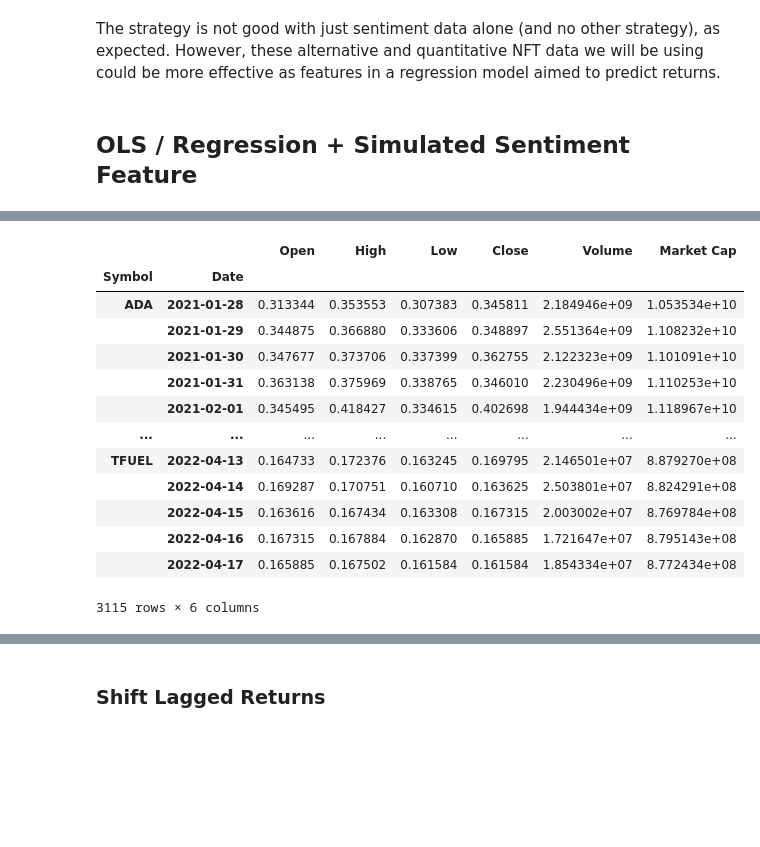
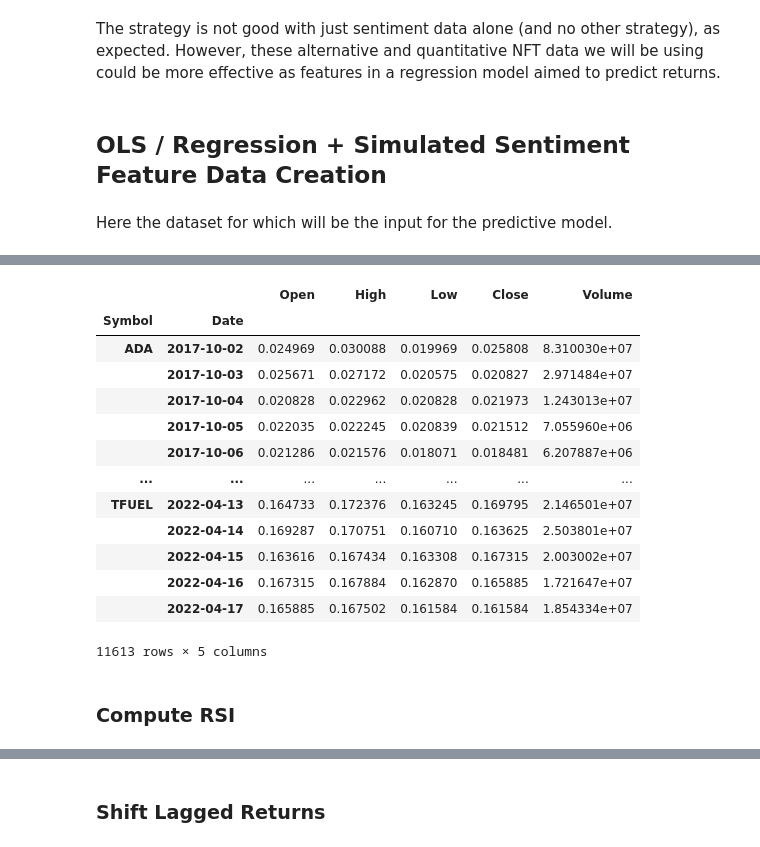
Before and after one commit to amicha02/ape_mining, a Jupyter notebook: notebooks/2.0-mw-pipeline-test.ipynb, the cells around one changed output, grey strips where cells are left out. Drawn from its saved outputs; the diff is of its cells as text; code cells hidden in the pictures; blank space fills up the shorter version.

```diff
--- a/notebooks/2.0-mw-pipeline-test.ipynb
+++ b/notebooks/2.0-mw-pipeline-test.ipynb
@@ -270,7 +271,9 @@ ConversionError: Failed to convert value(s) to axis units: (NaT, Timestamp('2022
 # %% [markdown]
 The strategy is not good with just sentiment data alone (and no other strategy), as expected. However, these alternative and quantitative NFT data we will be using could be more effective as features in a regression model aimed to predict returns.
 # %% [markdown]
-## OLS / Regression + Simulated Sentiment Feature
+## OLS / Regression + Simulated Sentiment Feature Data Creation
+# %% [markdown]
+Here the dataset for which will be the input for the predictive model.
 # %%
 from sklearn.linear_model import LinearRegression
 from sklearn.model_selection import train_test_split
@@ -298,20 +301,23 @@ uni_df.loc[pd.IndexSlice[:, "2021-01-28"],:]
 | SOL | 2021-01-28 | 3.693176 | 3.936221 | 3.612791 | 3.829965 | 8.383889e+07 | 9.958197e+08 |
 | TFUEL | 2021-01-28 | 0.029300 | 0.031066 | 0.029058 | 0.029370 | 1.171442e+07 | 1.573075e+08 |
 # %%
-uni_prices = uni_df.loc[pd.IndexSlice[:, "2021-01-28":],:]
+#uni_prices = uni_df.loc[pd.IndexSlice[:, "2021-01-28":],:]
+uni_prices = uni_df.drop('Market Cap', axis=1)
 uni_prices
 # %% [output]
-|  |  | Open | High | Low | Close | Volume | Market Cap |
-| Symbol | Date |  |  |  |  |  |  |
-| ADA | 2021-01-28 | 0.313344 | 0.353553 | 0.307383 | 0.345811 | 2.184946e+09 | 1.053534e+10 |
-|  | 2021-01-29 | 0.344875 | 0.366880 | 0.333606 | 0.348897 | 2.551364e+09 | 1.108232e+10 |
-|  | 2021-01-30 | 0.347677 | 0.373706 | 0.337399 | 0.362755 | 2.122323e+09 | 1.101091e+10 |
-|  | 2021-01-31 | 0.363138 | 0.375969 | 0.338765 | 0.346010 | 2.230496e+09 | 1.110253e+10 |
-|  | 2021-02-01 | 0.345495 | 0.418427 | 0.334615 | 0.402698 | 1.944434e+09 | 1.118967e+10 |
-| ... | ... | ... | ... | ... | ... | ... | ... |
-| TFUEL | 2022-04-13 | 0.164733 | 0.172376 | 0.163245 | 0.169795 | 2.146501e+07 | 8.879270e+08 |
-|  | 2022-04-14 | 0.169287 | 0.170751 | 0.160710 | 0.163625 | 2.503801e+07 | 8.824291e+08 |
-|  | 2022-04-15 | 0.163616 | 0.167434 | 0.163308 | 0.167315 | 2.003002e+07 | 8.769784e+08 |
-|  | 2022-04-16 | 0.167315 | 0.167884 | 0.162870 | 0.165885 | 1.721647e+07 | 8.795143e+08 |
-|  | 2022-04-17 | 0.165885 | 0.167502 | 0.161584 | 0.161584 | 1.854334e+07 | 8.772434e+08 |
+|  |  | Open | High | Low | Close | Volume |
+| Symbol | Date |  |  |  |  |  |
+| ADA | 2017-10-02 | 0.024969 | 0.030088 | 0.019969 | 0.025808 | 8.310030e+07 |
+|  | 2017-10-03 | 0.025671 | 0.027172 | 0.020575 | 0.020827 | 2.971484e+07 |
+|  | 2017-10-04 | 0.020828 | 0.022962 | 0.020828 | 0.021973 | 1.243013e+07 |
+|  | 2017-10-05 | 0.022035 | 0.022245 | 0.020839 | 0.021512 | 7.055960e+06 |
+|  | 2017-10-06 | 0.021286 | 0.021576 | 0.018071 | 0.018481 | 6.207887e+06 |
+| ... | ... | ... | ... | ... | ... | ... |
+| TFUEL | 2022-04-13 | 0.164733 | 0.172376 | 0.163245 | 0.169795 | 2.146501e+07 |
+|  | 2022-04-14 | 0.169287 | 0.170751 | 0.160710 | 0.163625 | 2.503801e+07 |
+|  | 2022-04-15 | 0.163616 | 0.167434 | 0.163308 | 0.167315 | 2.003002e+07 |
+|  | 2022-04-16 | 0.167315 | 0.167884 | 0.162870 | 0.165885 | 1.721647e+07 |
+|  | 2022-04-17 | 0.165885 | 0.167502 | 0.161584 | 0.161584 | 1.854334e+07 |
-3115 rows × 6 columns
+11613 rows × 5 columns
+# %% [markdown]
+### Compute RSI
```
Also changed, not shown: parts of 29 cells of this notebook.
